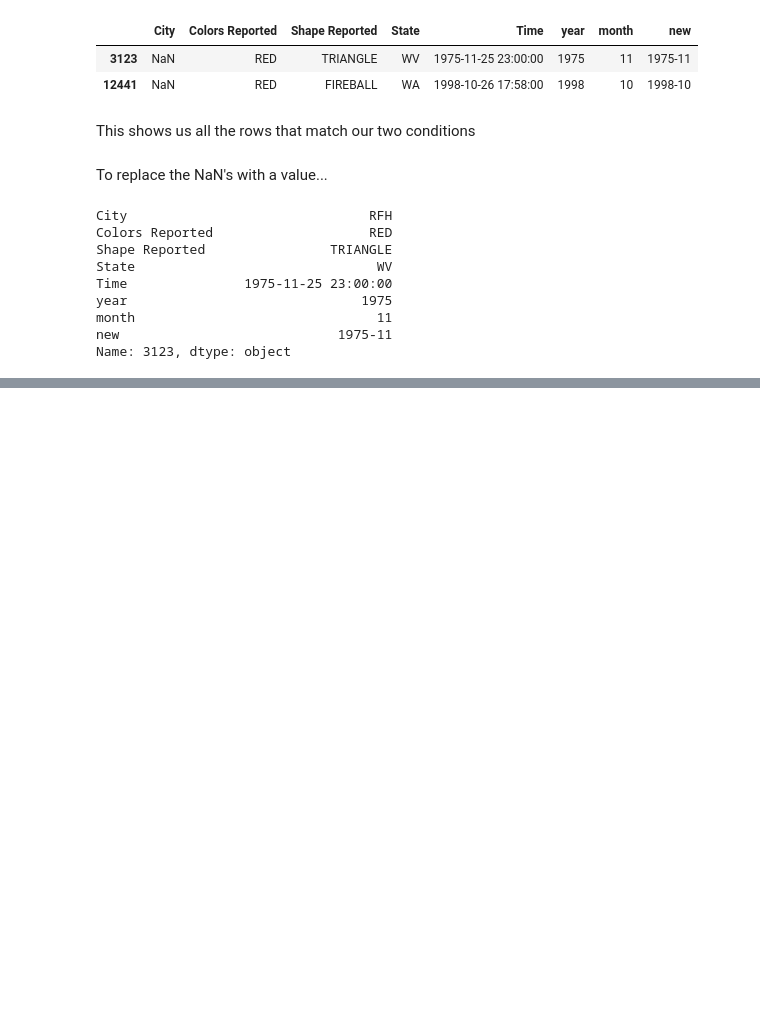
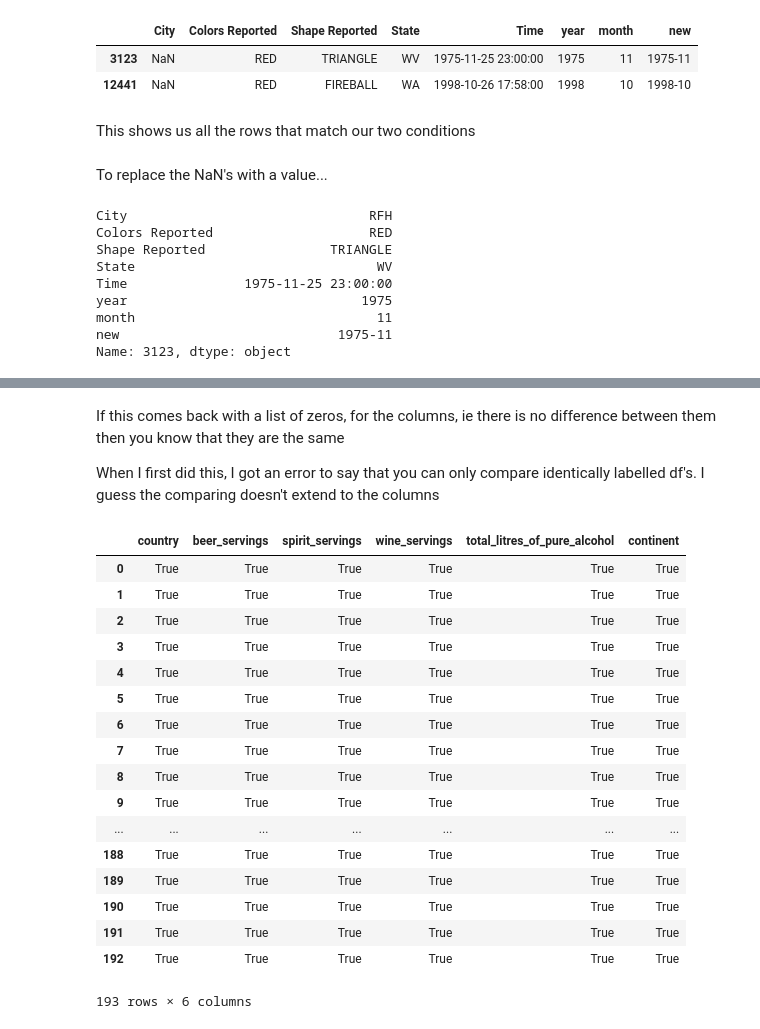
Before and after one commit to bredlgit/Pandas, a Jupyter notebook: KevinMarkham-DataSchool/31_questions.ipynb, the cells around one changed output, grey strips where cells are left out. Saved outputs shown, nothing was run; the diff lists cells and outputs as text; code cells hidden in the pictures; blank space fills up the shorter version.

```diff
--- a/KevinMarkham-DataSchool/31_questions.ipynb
+++ b/KevinMarkham-DataSchool/31_questions.ipynb
@@ -657,0 +669,2 @@ Name: 3123, dtype: object
+# %%
+drinks3 = pd.read_csv('http://bit.ly/drinksbycountry')
@@ -657,0 +681,25 @@ Name: 3123, dtype: object
+# %% [markdown]
+If this comes back with a list of zeros, for the columns, ie there is no difference between them then you know that they are the same
+
+When I first did this, I got an error to say that you can only compare identically labelled df's. I guess the comparing doesn't extend to the columns
+# %%
+drinks3 != drinks2.sum()
+# %% [output]
+|  | country | beer_servings | spirit_servings | wine_servings | total_litres_of_pure_alcohol | continent |
+| 0 | True | True | True | True | True | True |
+| 1 | True | True | True | True | True | True |
+| 2 | True | True | True | True | True | True |
+| 3 | True | True | True | True | True | True |
+| 4 | True | True | True | True | True | True |
+| 5 | True | True | True | True | True | True |
+| 6 | True | True | True | True | True | True |
+| 7 | True | True | True | True | True | True |
+| 8 | True | True | True | True | True | True |
+| 9 | True | True | True | True | True | True |
+| ... | ... | ... | ... | ... | ... | ... |
+| 188 | True | True | True | True | True | True |
+| 189 | True | True | True | True | True | True |
+| 190 | True | True | True | True | True | True |
+| 191 | True | True | True | True | True | True |
+| 192 | True | True | True | True | True | True |
+193 rows × 6 columns
```
Also changed, not shown: parts of 22 cells of this notebook.
